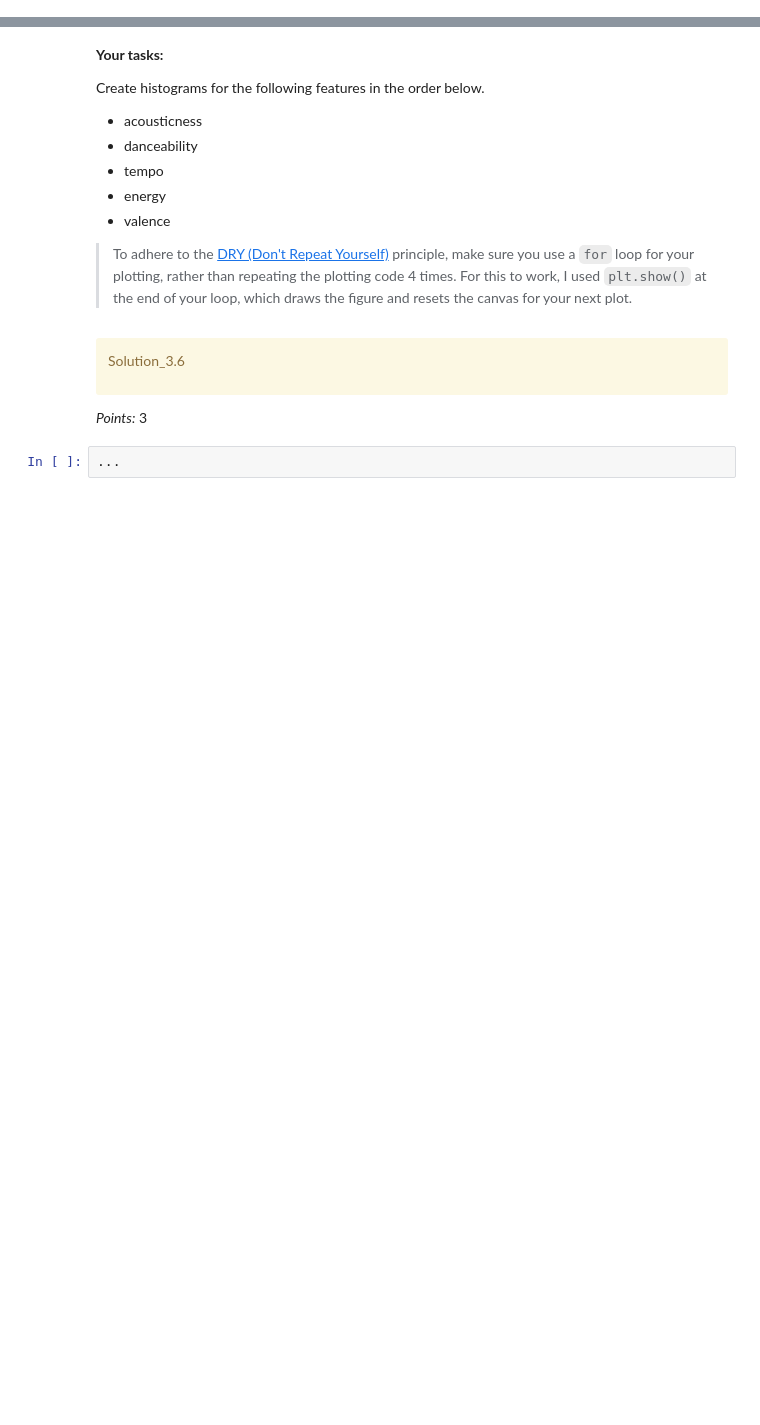
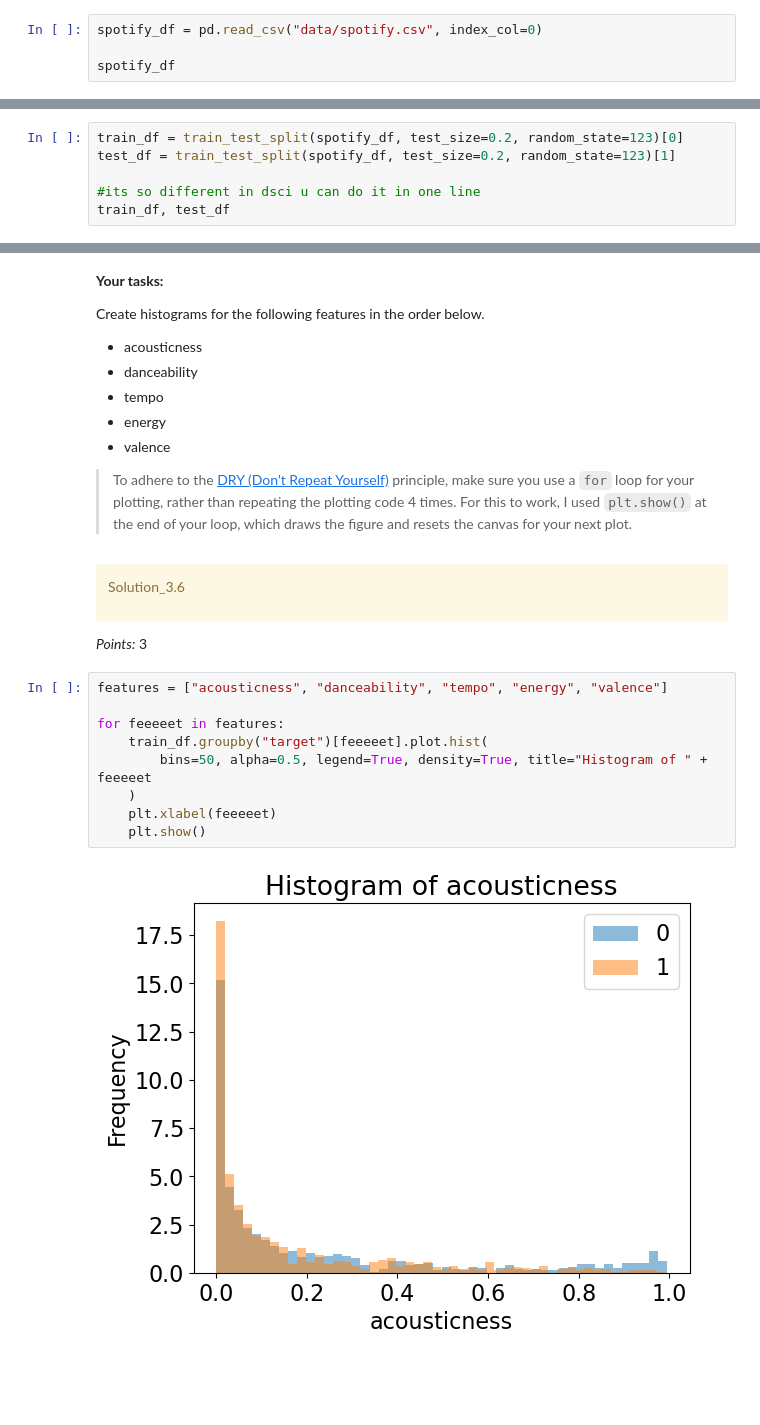
Before and after one commit to ryanhohoho/CPSC-330-hw2, a Jupyter notebook: hw2.ipynb, the cells around one changed output, grey strips where cells are left out. Drawn from its saved outputs; the diff is of its cells as text; blank space fills up the shorter version.

```diff
--- a/hw2.ipynb
+++ b/hw2.ipynb
@@ -433,0 +478,4 @@ spotify_df = None
+# %%
+spotify_df = pd.read_csv("data/spotify.csv", index_col=0)
+
+spotify_df
@@ -457,0 +517,6 @@ test_df = None
+# %%
+train_df = train_test_split(spotify_df, test_size=0.2, random_state=123)[0]
+test_df = train_test_split(spotify_df, test_size=0.2, random_state=123)[1]
+
+#its so different in dsci u can do it in one line
+train_df, test_df
@@ -565,8 +677,17 @@ Solution_3.6
 </div>
 
 _Points:_ 3
-# %%
-...
+# %%
+features = ["acousticness", "danceability", "tempo", "energy", "valence"]
+
+for feeeeet in features:
+    train_df.groupby("target")[feeeeet].plot.hist(
+        bins=50, alpha=0.5, legend=True, density=True, title="Histogram of " + feeeeet
+    )
+    plt.xlabel(feeeeet)
+    plt.show()
+# %% [output]
+[figure, added]
 # %% [markdown]
 <!-- END QUESTION -->
 
```
Also changed, not shown: parts of 70 cells of this notebook, 1 other file.
